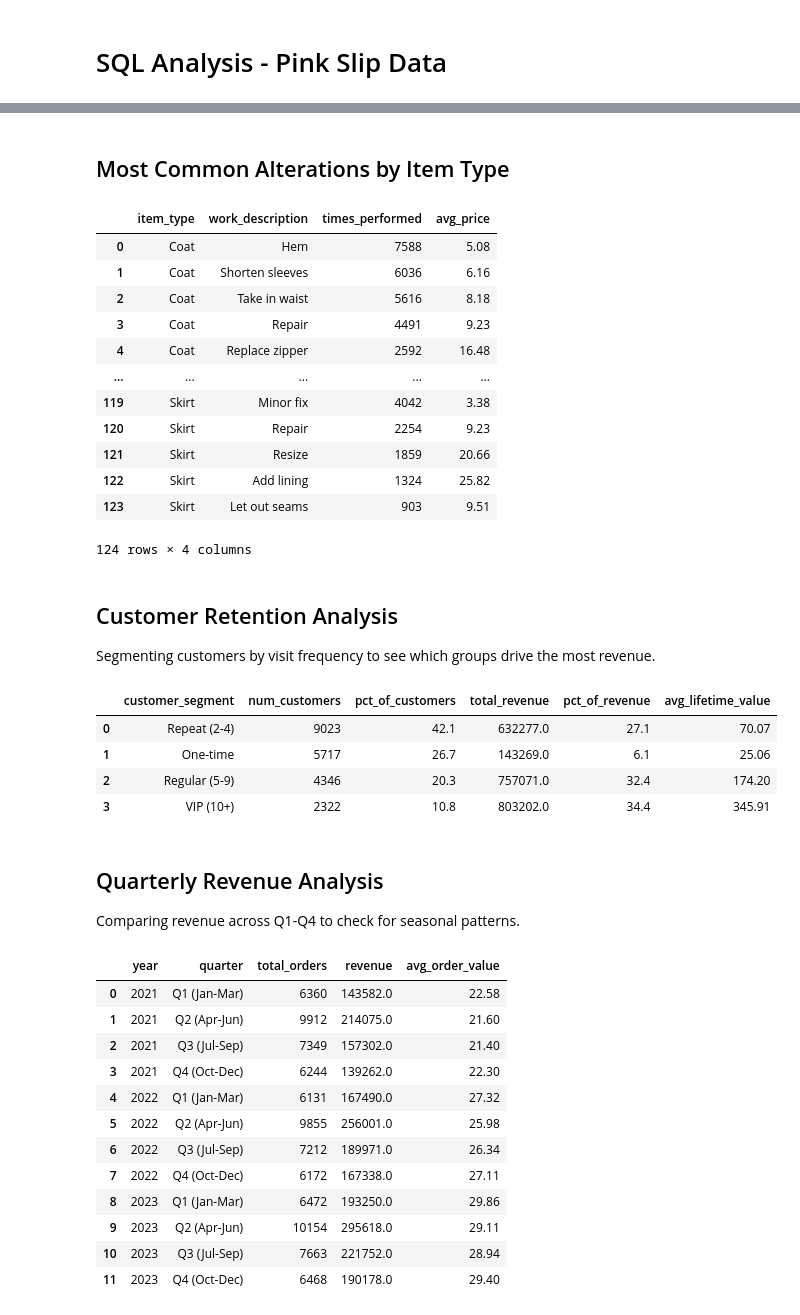
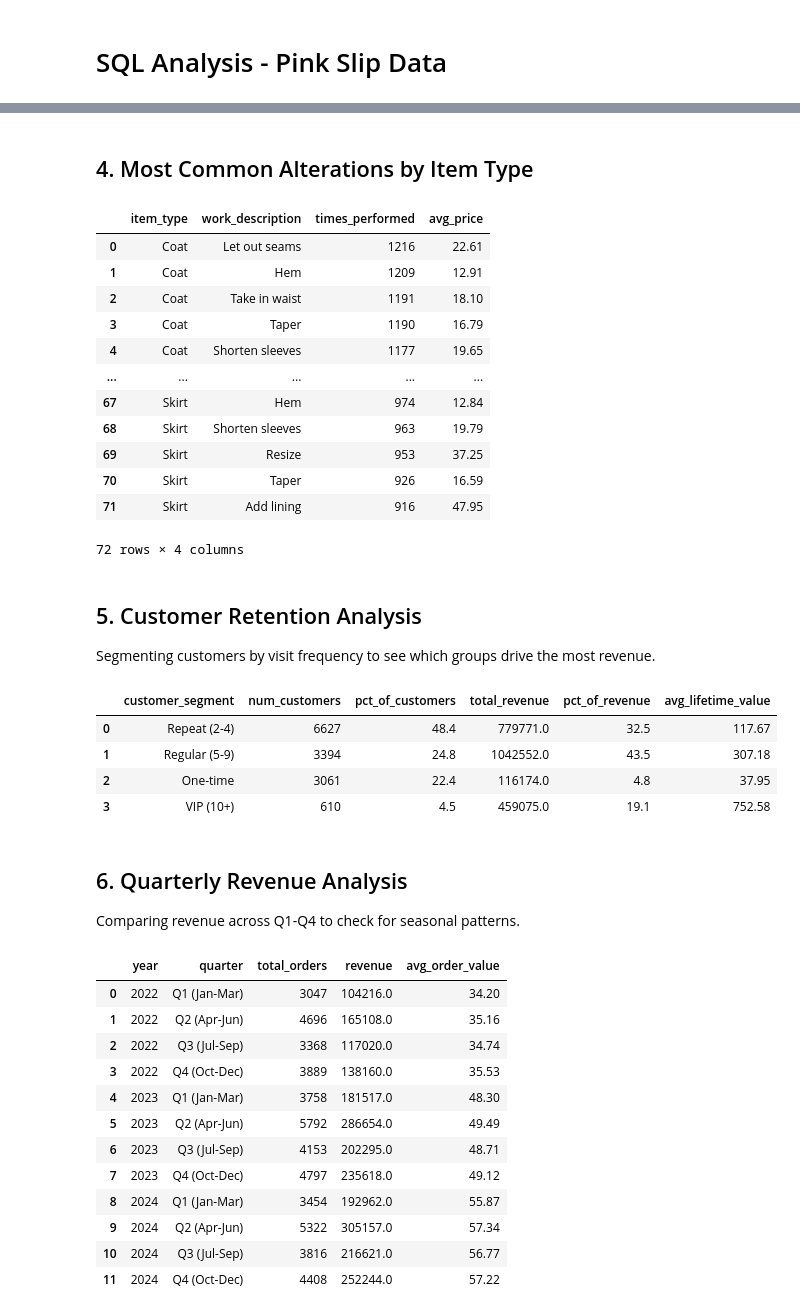
Before and after one commit to collin-lexu/pink-slip-management-system-demo, a Jupyter notebook: sql_analysis.ipynb, the cells around one changed output, grey strips where cells are left out. Saved outputs shown, nothing was run; the diff lists cells and outputs as text; code cells hidden in the pictures.

```diff
--- a/sql_analysis.ipynb
+++ b/sql_analysis.ipynb
@@ -3,20 +3,16 @@
 # %%
 import os
 import pandas as pd
-import psycopg2
+from sqlalchemy import create_engine
 from dotenv import load_dotenv
 
 load_dotenv()
 
-conn = psycopg2.connect(
-    host='localhost',
-    dbname='pinks',
-    user='postgres',
-    password=os.environ.get('DB_PASSWORD')
-)
+password = os.environ.get('DB_PASSWORD')
+engine = create_engine(f'postgresql+psycopg2://postgres:{password}@localhost/pinks')
 
 print('Connected to PostgreSQL')
-pd.read_sql_query('SELECT COUNT(*) AS total_slips FROM pink_slip', conn)
+pd.read_sql_query('SELECT COUNT(*) AS total_slips FROM pink_slip', engine)
 # %% [output]
 Connected to PostgreSQL
 |  | total_slips |
@@ -110,5 +106,5 @@ pd.read_sql_query('''
 # %% [markdown]
-## Most Common Alterations by Item Type
+## 4. Most Common Alterations by Item Type
 # %%
 pd.read_sql_query('''
     SELECT
@@ -121,23 +117,23 @@ pd.read_sql_query('''
     GROUP BY item_type, work_description
     HAVING COUNT(*) > 10
     ORDER BY item_type, times_performed DESC
-''', conn)
+''', engine)
 # %% [output]
 |  | item_type | work_description | times_performed | avg_price |
-| 0 | Coat | Hem | 7588 | 5.08 |
-| 1 | Coat | Shorten sleeves | 6036 | 6.16 |
-| 2 | Coat | Take in waist | 5616 | 8.18 |
-| 3 | Coat | Repair | 4491 | 9.23 |
-| 4 | Coat | Replace zipper | 2592 | 16.48 |
+| 0 | Coat | Let out seams | 1216 | 22.61 |
+| 1 | Coat | Hem | 1209 | 12.91 |
+| 2 | Coat | Take in waist | 1191 | 18.10 |
+| 3 | Coat | Taper | 1190 | 16.79 |
+| 4 | Coat | Shorten sleeves | 1177 | 19.65 |
 | ... | ... | ... | ... | ... |
-| 119 | Skirt | Minor fix | 4042 | 3.38 |
-| 120 | Skirt | Repair | 2254 | 9.23 |
-| 121 | Skirt | Resize | 1859 | 20.66 |
-| 122 | Skirt | Add lining | 1324 | 25.82 |
-| 123 | Skirt | Let out seams | 903 | 9.51 |
+| 67 | Skirt | Hem | 974 | 12.84 |
+| 68 | Skirt | Shorten sleeves | 963 | 19.79 |
+| 69 | Skirt | Resize | 953 | 37.25 |
+| 70 | Skirt | Taper | 926 | 16.59 |
+| 71 | Skirt | Add lining | 916 | 47.95 |
-124 rows × 4 columns
+72 rows × 4 columns
 # %% [markdown]
-## Customer Retention Analysis
+## 5. Customer Retention Analysis
 
 Segmenting customers by visit frequency to see which groups drive the most revenue.
 # %%
@@ -166,53 +162,53 @@ pd.read_sql_query('''
     FROM customer_visits
     GROUP BY customer_segment
     ORDER BY num_customers DESC
-''', conn)
+''', engine)
 # %% [output]
 |  | customer_segment | num_customers | pct_of_customers | total_revenue | pct_of_revenue | avg_lifetime_value |
-| 0 | Repeat (2-4) | 9023 | 42.1 | 632277.0 | 27.1 | 70.07 |
-| 1 | One-time | 5717 | 26.7 | 143269.0 | 6.1 | 25.06 |
-| 2 | Regular (5-9) | 4346 | 20.3 | 757071.0 | 32.4 | 174.20 |
-| 3 | VIP (10+) | 2322 | 10.8 | 803202.0 | 34.4 | 345.91 |
+| 0 | Repeat (2-4) | 6627 | 48.4 | 779771.0 | 32.5 | 117.67 |
+| 1 | Regular (5-9) | 3394 | 24.8 | 1042552.0 | 43.5 | 307.18 |
+| 2 | One-time | 3061 | 22.4 | 116174.0 | 4.8 | 37.95 |
+| 3 | VIP (10+) | 610 | 4.5 | 459075.0 | 19.1 | 752.58 |
 # %% [markdown]
-## Quarterly Revenue Analysis
+## 6. Quarterly Revenue Analysis
 
 Comparing revenue across Q1-Q4 to check for seasonal patterns.
 # %%
 pd.read_sql_query('''
     WITH quarterly_data AS (
         SELECT
             EXTRACT(YEAR FROM date_received)::text AS year,
             CASE
                 WHEN EXTRACT(MONTH FROM date_received) IN (1, 2, 3) THEN 'Q1 (Jan-Mar)'
                 WHEN EXTRACT(MONTH FROM date_received) IN (4, 5, 6) THEN 'Q2 (Apr-Jun)'
                 WHEN EXTRACT(MONTH FROM date_received) IN (7, 8, 9) THEN 'Q3 (Jul-Sep)'
                 ELSE 'Q4 (Oct-Dec)'
             END AS quarter,
             total_amount
         FROM pink_slip
     )
     SELECT
         year,
         quarter,
         COUNT(*) AS total_orders,
         ROUND(SUM(total_amount), 2) AS revenue,
         ROUND(AVG(total_amount), 2) AS avg_order_value
     FROM quarterly_data
     GROUP BY year, quarter
     ORDER BY year, quarter
-''', conn)
+''', engine)
 # %% [output]
 |  | year | quarter | total_orders | revenue | avg_order_value |
-| 0 | 2021 | Q1 (Jan-Mar) | 6360 | 143582.0 | 22.58 |
-| 1 | 2021 | Q2 (Apr-Jun) | 9912 | 214075.0 | 21.60 |
-| 2 | 2021 | Q3 (Jul-Sep) | 7349 | 157302.0 | 21.40 |
-| 3 | 2021 | Q4 (Oct-Dec) | 6244 | 139262.0 | 22.30 |
-| 4 | 2022 | Q1 (Jan-Mar) | 6131 | 167490.0 | 27.32 |
-| 5 | 2022 | Q2 (Apr-Jun) | 9855 | 256001.0 | 25.98 |
-| 6 | 2022 | Q3 (Jul-Sep) | 7212 | 189971.0 | 26.34 |
-| 7 | 2022 | Q4 (Oct-Dec) | 6172 | 167338.0 | 27.11 |
-| 8 | 2023 | Q1 (Jan-Mar) | 6472 | 193250.0 | 29.86 |
-| 9 | 2023 | Q2 (Apr-Jun) | 10154 | 295618.0 | 29.11 |
-| 10 | 2023 | Q3 (Jul-Sep) | 7663 | 221752.0 | 28.94 |
-| 11 | 2023 | Q4 (Oct-Dec) | 6468 | 190178.0 | 29.40 |
+| 0 | 2022 | Q1 (Jan-Mar) | 3047 | 104216.0 | 34.20 |
+| 1 | 2022 | Q2 (Apr-Jun) | 4696 | 165108.0 | 35.16 |
+| 2 | 2022 | Q3 (Jul-Sep) | 3368 | 117020.0 | 34.74 |
+| 3 | 2022 | Q4 (Oct-Dec) | 3889 | 138160.0 | 35.53 |
+| 4 | 2023 | Q1 (Jan-Mar) | 3758 | 181517.0 | 48.30 |
+| 5 | 2023 | Q2 (Apr-Jun) | 5792 | 286654.0 | 49.49 |
+| 6 | 2023 | Q3 (Jul-Sep) | 4153 | 202295.0 | 48.71 |
+| 7 | 2023 | Q4 (Oct-Dec) | 4797 | 235618.0 | 49.12 |
+| 8 | 2024 | Q1 (Jan-Mar) | 3454 | 192962.0 | 55.87 |
+| 9 | 2024 | Q2 (Apr-Jun) | 5322 | 305157.0 | 57.34 |
+| 10 | 2024 | Q3 (Jul-Sep) | 3816 | 216621.0 | 56.77 |
+| 11 | 2024 | Q4 (Oct-Dec) | 4408 | 252244.0 | 57.22 |
 # %% [markdown]
```
Also changed, not shown: parts of 9 cells of this notebook, 2 other files.
